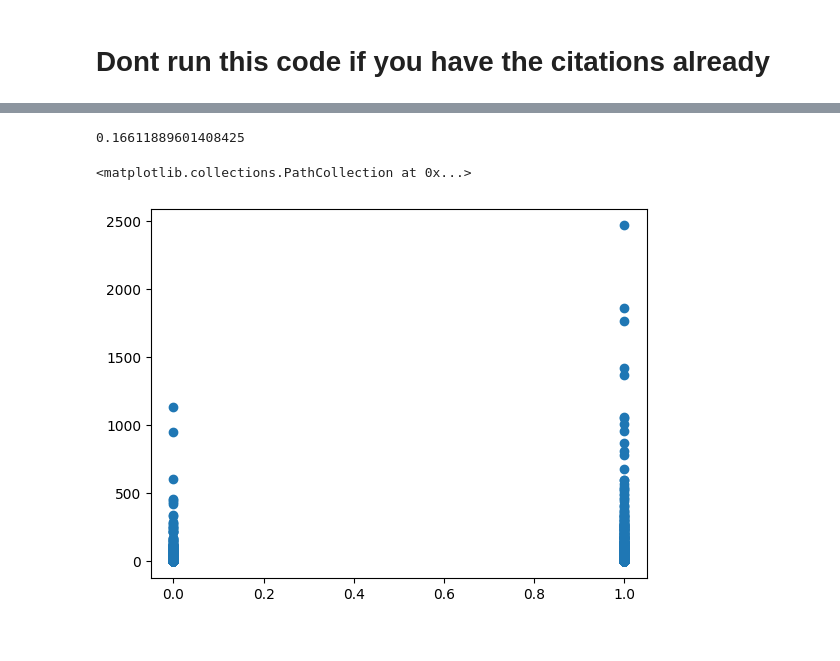
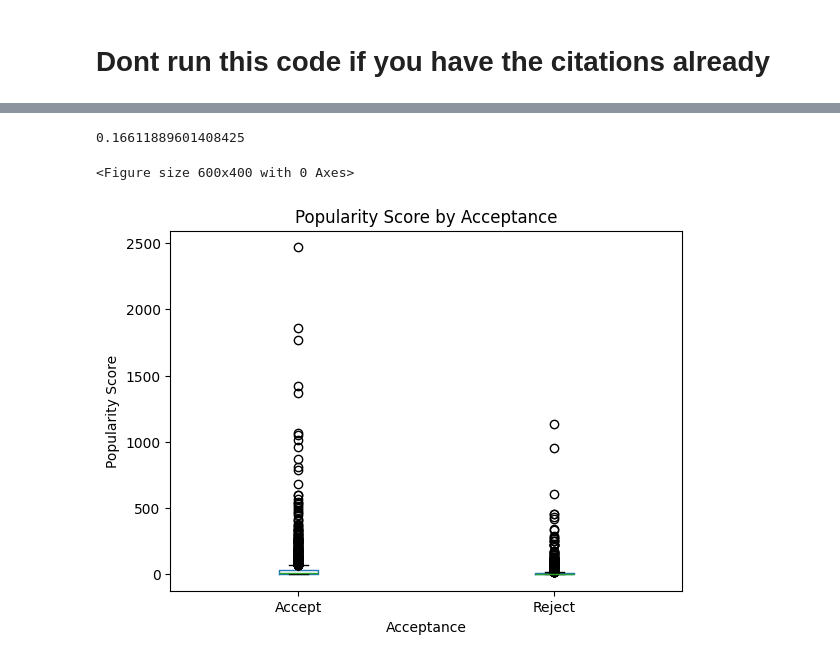
Before and after one commit to halilfarukkaragoz/data-literacy-group16, a Jupyter notebook: halil/citatıon_analysis.ipynb, the cells around one changed output, grey strips where cells are left out. Cells and saved outputs as stored; diff of their text form; code cells hidden in the pictures.

Commit message:
test analysis and new plots are added to the popularity analysis

```diff
--- a/halil/citatıon_analysis.ipynb
+++ b/halil/citatıon_analysis.ipynb
@@ -435,12 +446,18 @@ plt.scatter(df['score_variance'], df['citation_count'])
 # %%
 # check is there any corr between decision and citation count
 
 df['decision_numeric'] = df['decision'].apply(lambda x: 1 if x == 'Accept' else 0)
 
 print(df['decision_numeric'].corr(df['citation_count']))
 
-plt.scatter(df['decision_numeric'], df['citation_count'])
+plt.figure(figsize=(6,4))
+df.boxplot(column='citation_count', by='decision', grid=False)
+plt.title("Popularity Score by Acceptance")
+plt.suptitle("")  # remove default title
+plt.xlabel("Acceptance")
+plt.ylabel("Popularity Score")
+plt.show()
 # %% [output]
 0.16611889601408425
-<matplotlib.collections.PathCollection at 0x...>
+<Figure size 600x400 with 0 Axes>
-[figure, old version]
+[figure, new version]
```
Also changed, not shown: parts of 25 cells of this notebook, 3 other files.
